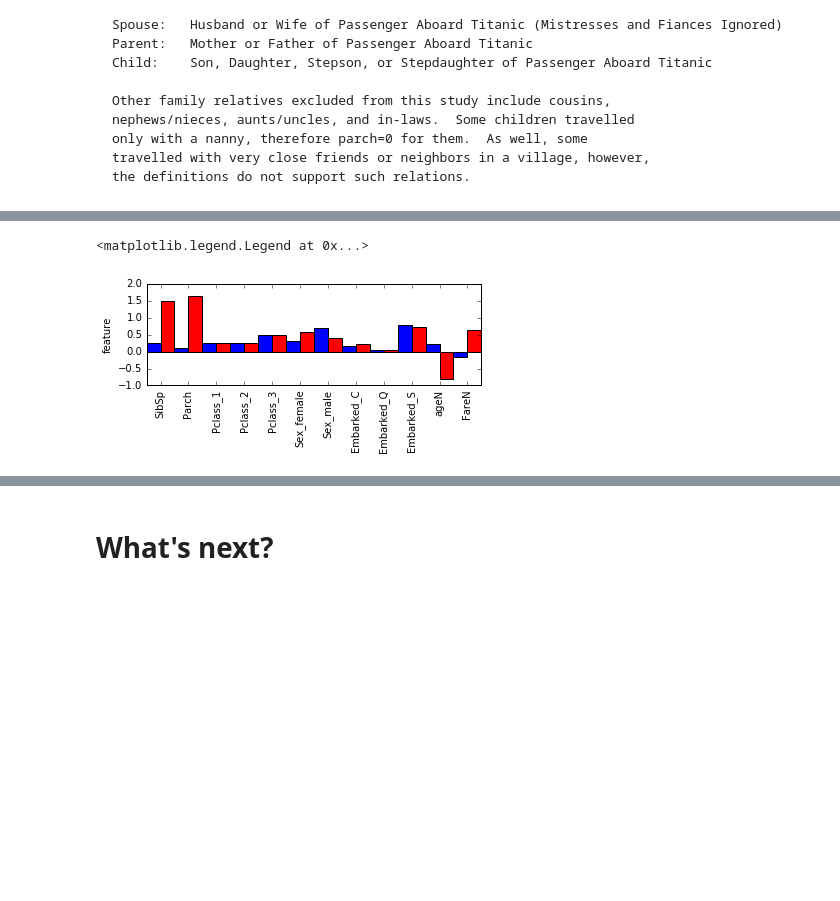
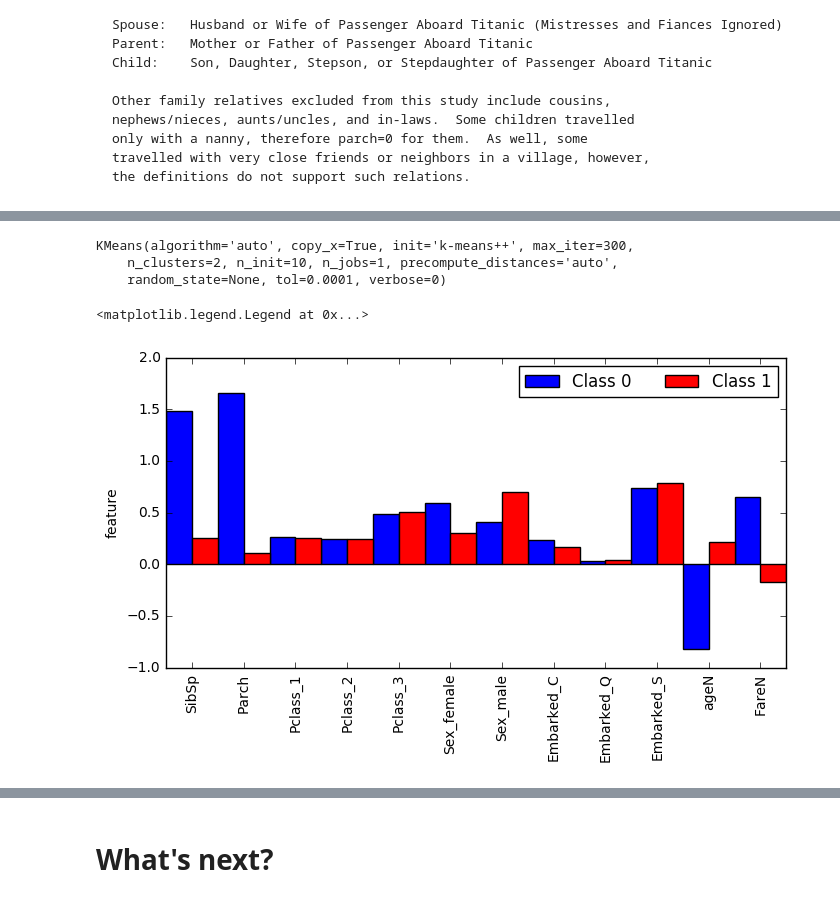
Before and after one commit to GCDigitalFellows/gcdri_ts_cat_ml, a Jupyter notebook: Jan2017.ipynb, the cells around one changed output, grey strips where cells are left out. Drawn from its saved outputs; the diff is of its cells as text; code cells hidden in the pictures; blank space fills up the shorter version.

```diff
--- a/Jan2017.ipynb
+++ b/Jan2017.ipynb
@@ -111,0 +188,4 @@ source: [stackoverflow](http://stackoverflow.com/questions/25773245/ambiguity-in
+# %%
+#We're missing so much cabin data that it makes sense to drop it as a first pass
+df_c = df_filtered.drop(["Cabin"], axis=1)
+df_c.info()
@@ -144,4 +210,0 @@ dtype: int64
-# %%
-#we're missing loads! of cabin data, so let's drop that on a first pass
-df_c = df.drop('Cabin', axis=1)
-df_c.keys()
@@ -191,7 +243,7 @@ source: [Amazing Power of Word Vectors](http://www.kdnuggets.com/2016/05/amazing
 # %%
 #Let's one-hot code Pclass, Sex, & Embarked
 #http://pandas.pydata.org/pandas-docs/stable/generated/pandas.get_dummies.html
-df_coded = pd.get_dummies(df_filtered, columns=["Pclass", "Sex", "Embarked"])
+df_coded = pd.get_dummies(df_clean, columns=["Pclass", "Sex", "Embarked"])
 df_coded.head()
 # %% [output]
 |  | Age | SibSp | Parch | Fare | Pclass_1 | Pclass_2 | Pclass_3 | Sex_female | Sex_male | Embarked_C | ... |
@@ -240,7 +275,7 @@ array([[ 1.        ,  0.        ,  0.        , ...,  1.        ,
 from sklearn.decomposition import PCA
 
 pca = PCA()
-pca.fit(dfFV.values)
+pca.fit(dfFV)
 df_reduced = pca.transform(dfFV.values)
 pca_score = pca.explained_variance_ratio_
 pca_weights = pca.components_
@@ -321,28 +354,30 @@ from sklearn.cluster import KMeans
 
 kmean = KMeans(init='k-means++', n_clusters=2, n_init=10)
 kmean.fit(dfFV)
-KMeans?
+# %% [output]
+KMeans(algorithm='auto', copy_x=True, init='k-means++', max_iter=300,
+    n_clusters=2, n_init=10, n_jobs=1, precompute_distances='auto',
+    random_state=None, tol=0.0001, verbose=0)
 # %%
 import numpy as np
 
 cluster0 = kmean.cluster_centers_[0]
 cluster1 = kmean.cluster_centers_[1]
 
 inds = np.arange(kmean.cluster_centers_.shape[1])
 
 
-fig = plt.figure()
-ax1 = fig.add_subplot(2,1,1)
-ax1.bar(inds, cluster0,width=.5, align='center', label="0")
-ax1.bar(inds+.5, cluster1, width=.5, align='center', color='r',label= "1")
-ax1.set_xticks(inds+.25)
-ax1.set_xticklabels(dfFV.keys(), rotation=90)
-ax1.set_xlim(-.25,11.75)
-ax1.set_ylabel("feature")
-ax.legend()
+fig, ax = plt.subplots(figsize=(8,4))
+ax.bar(inds, cluster0,width=.5, align='center', label="Class 0")
+ax.bar(inds+.5, cluster1, width=.5, align='center', color='r',label= "Class 1")
+ax.set_xticks(inds+.25)
+ax.set_xticklabels(dfFV.keys(), rotation=90)
+ax.set_xlim(-.25,11.75)
+ax.set_ylabel("feature")
+ax.legend(ncol=2)
 # %% [output]
 <matplotlib.legend.Legend at 0x...>
-[figure, old version]
+[figure, new version]
 # %%
 #accuracy? http://scikit-learn.org/stable/modules/clustering.html#clustering-evaluation
 from sklearn import metrics
```
Also changed, not shown: parts of 49 cells of this notebook, 3 other files.
